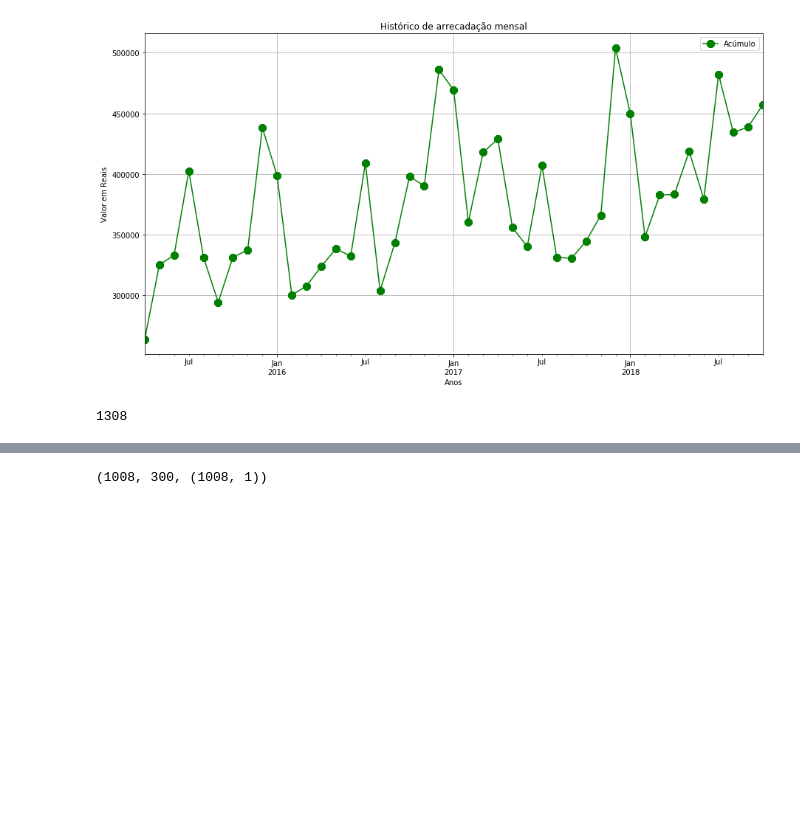
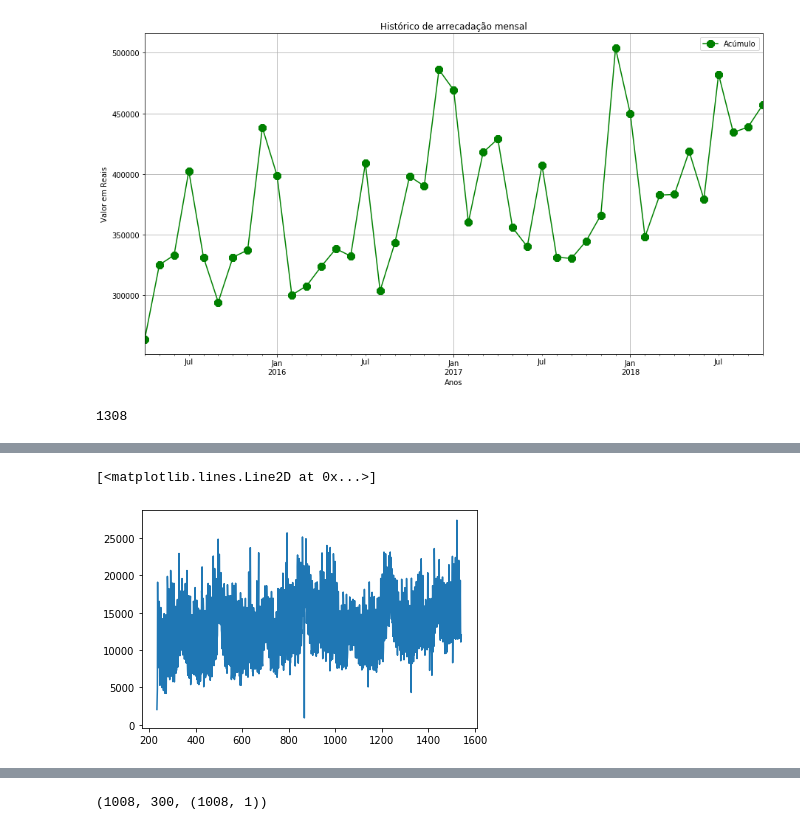
Before and after one commit to AAntunesNDS/time_series_deeplearning, a Jupyter notebook: TimeSeriesKerasTensorFlow_DevAcademyChallange_Dataset_2.ipynb, the cells around one changed output, grey strips where cells are left out. Cells and saved outputs as stored; diff of their text form; code cells hidden in the pictures; blank space fills up the shorter version.

```diff
--- a/TimeSeriesKerasTensorFlow_DevAcademyChallange_Dataset_2.ipynb
+++ b/TimeSeriesKerasTensorFlow_DevAcademyChallange_Dataset_2.ipynb
@@ -257,0 +258,3 @@ len(data)
+# %%
+data['data'] = data['data'].astype('datetime64[ns]')
+data.head()
@@ -257,0 +268,5 @@ len(data)
+# %%
+x = data.index.values
+x = np.array(x)
+x = x.reshape(-1,1)
+x
@@ -257,0 +281,5 @@ len(data)
+# %%
+y = data['valor']
+y = np.array(y)
+y = y.reshape(-1,1)
+y
@@ -257,0 +294,5 @@ len(data)
+# %%
+plt.plot(x,y)
+# %% [output]
+[<matplotlib.lines.Line2D at 0x...>]
+[figure, added]
```
Also changed, not shown: parts of 23 cells of this notebook.
